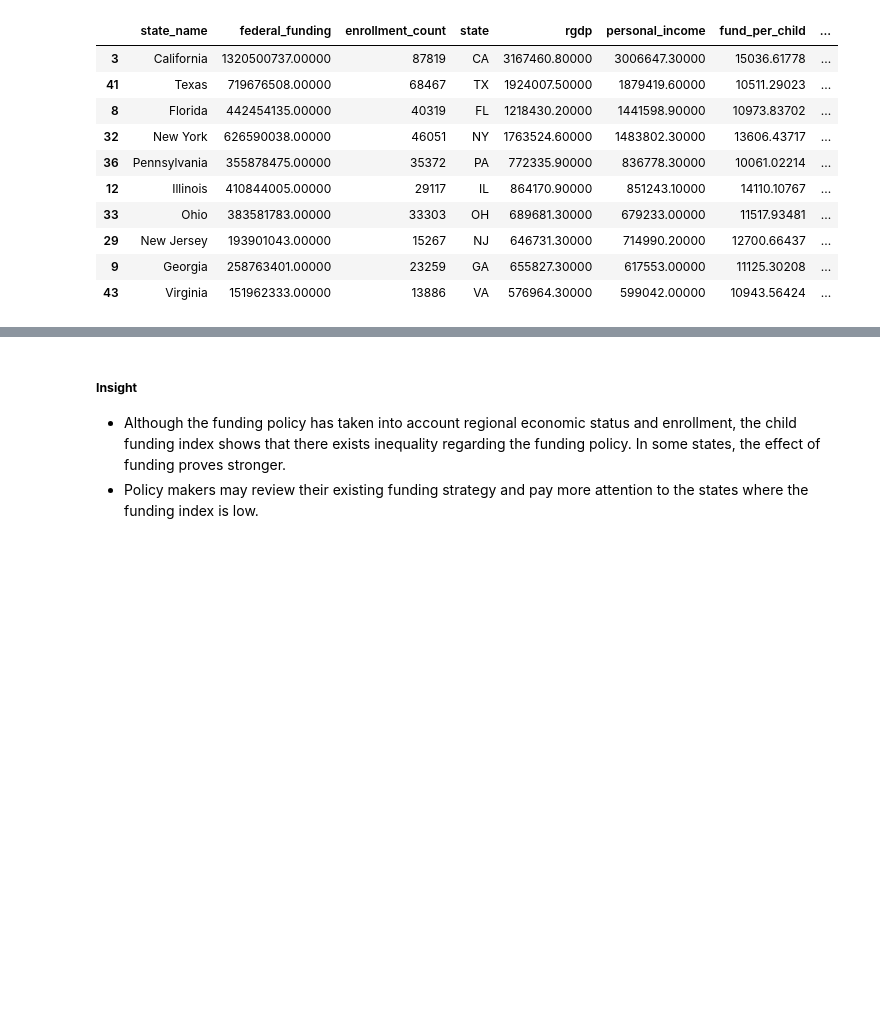
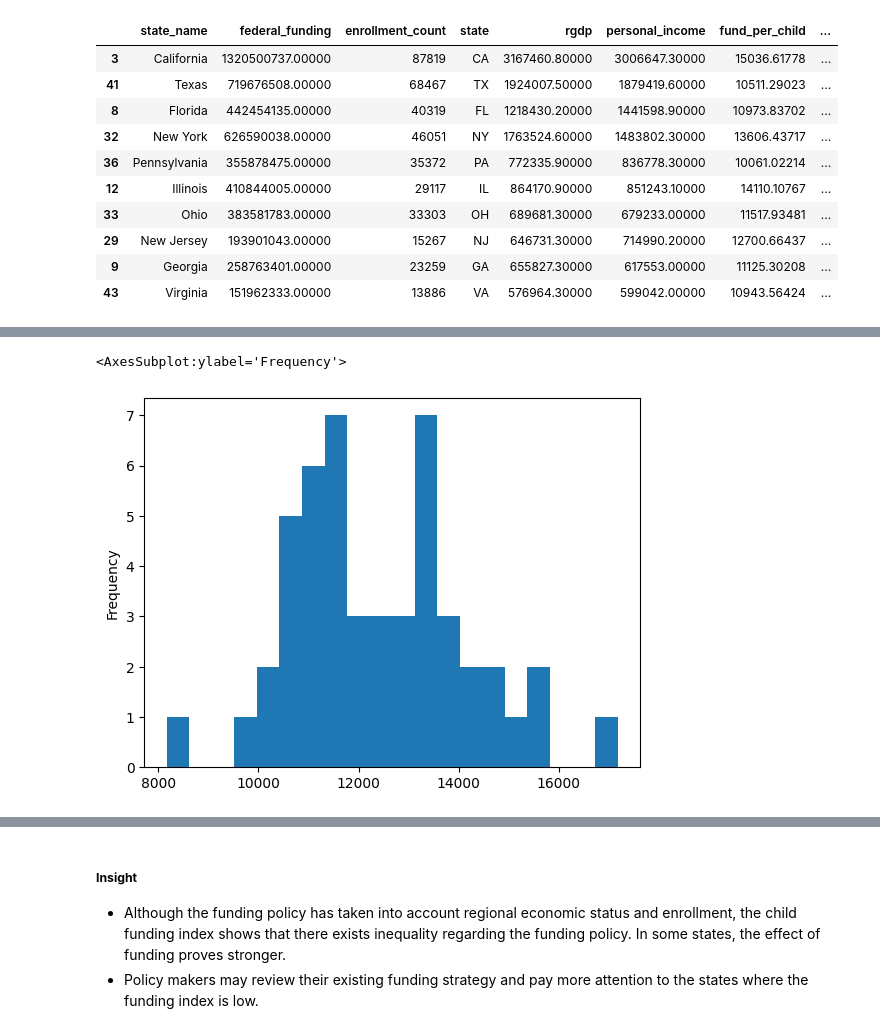
Before and after one commit to AGA-Datathon-2023/Dataminers, a Jupyter notebook: analysis_submission.ipynb, the cells around one changed output, grey strips where cells are left out. Saved outputs shown, nothing was run; the diff lists cells and outputs as text; code cells hidden in the pictures; blank space fills up the shorter version.

```diff
--- a/analysis_submission.ipynb
+++ b/analysis_submission.ipynb
@@ -150,3 +180,8 @@ df.sort_values('funding_index', ascending=True).head(10)
+# %%
+df.fund_per_child.plot.hist(bins=20)
+# %% [output]
+<AxesSubplot:ylabel='Frequency'>
+[figure, added]
 # %%
 df.funding_index.describe()
 # %% [output]
```
Also changed, not shown: parts of 8 cells of this notebook, 1 other file.
